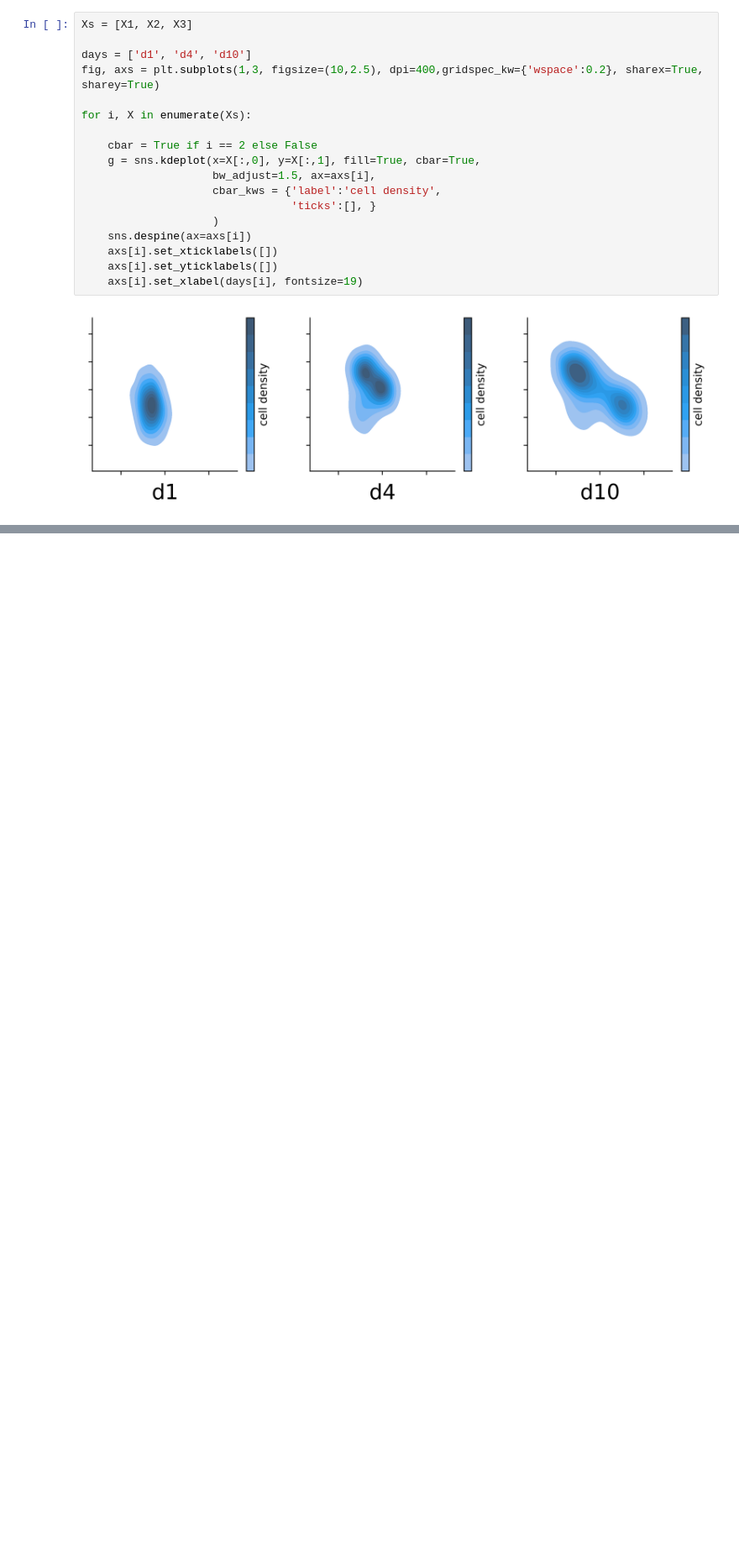
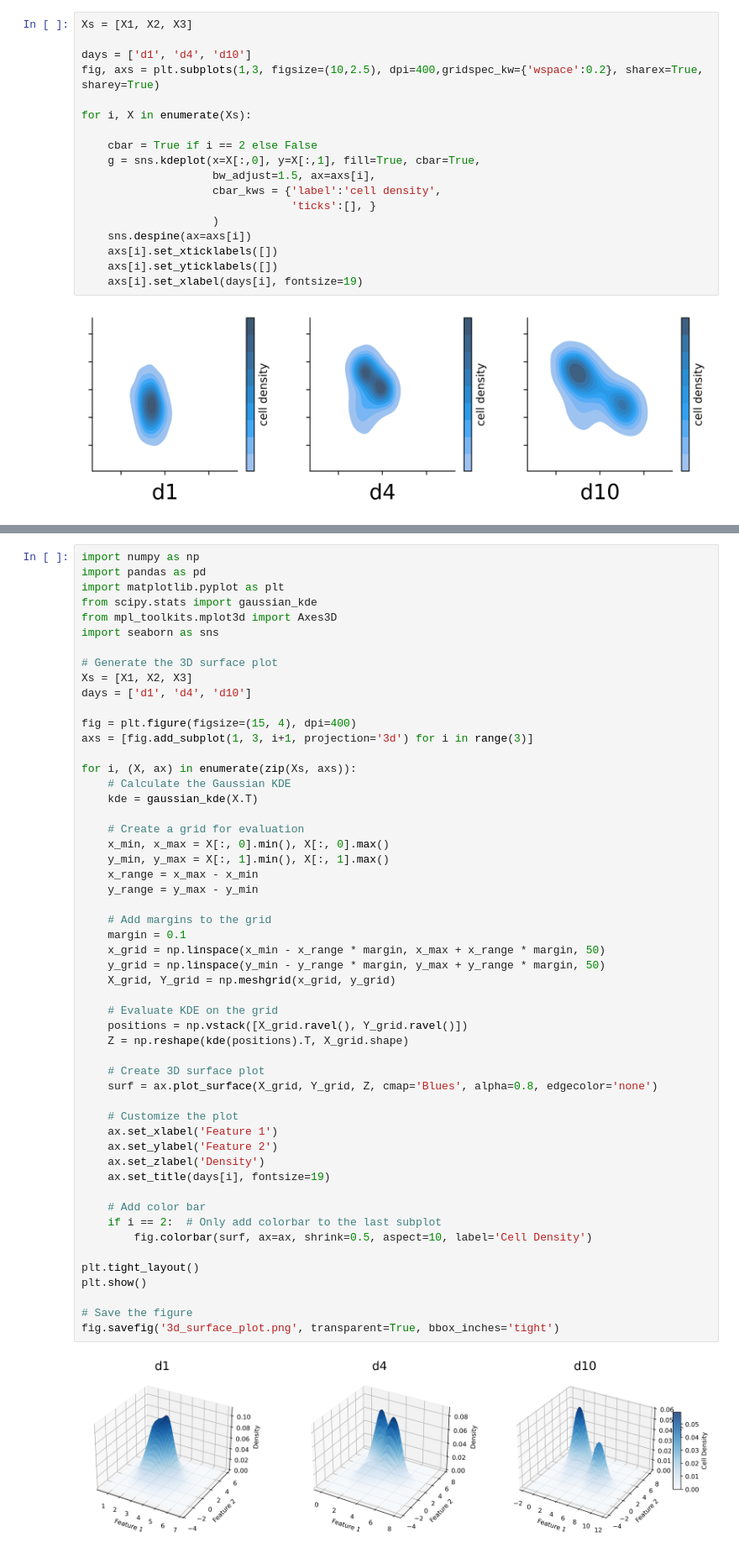
Before and after one commit to oZwZo/PINN_dynamics, a Jupyter notebook: simulate_plot/2d_density.ipynb, the cells around one changed output, grey strips where cells are left out. Shown at 84% size. Drawn from its saved outputs; the diff is of its cells as text; blank space fills up the shorter version.

```diff
--- a/simulate_plot/2d_density.ipynb
+++ b/simulate_plot/2d_density.ipynb
@@ -139,0 +162,55 @@ for i, X in enumerate(Xs):
+# %%
+import numpy as np
+import pandas as pd
+import matplotlib.pyplot as plt
+from scipy.stats import gaussian_kde
+from mpl_toolkits.mplot3d import Axes3D
+import seaborn as sns
+
+# Generate the 3D surface plot
+Xs = [X1, X2, X3]
+days = ['d1', 'd4', 'd10']
+
+fig = plt.figure(figsize=(15, 4), dpi=400)
+axs = [fig.add_subplot(1, 3, i+1, projection='3d') for i in range(3)]
+
+for i, (X, ax) in enumerate(zip(Xs, axs)):
+    # Calculate the Gaussian KDE
+    kde = gaussian_kde(X.T)
+
+    # Create a grid for evaluation
+    x_min, x_max = X[:, 0].min(), X[:, 0].max()
+    y_min, y_max = X[:, 1].min(), X[:, 1].max()
+    x_range = x_max - x_min
+    y_range = y_max - y_min
+
+    # Add margins to the grid
+    margin = 0.1
+    x_grid = np.linspace(x_min - x_range * margin, x_max + x_range * margin, 50)
+    y_grid = np.linspace(y_min - y_range * margin, y_max + y_range * margin, 50)
+    X_grid, Y_grid = np.meshgrid(x_grid, y_grid)
+
+    # Evaluate KDE on the grid
+    positions = np.vstack([X_grid.ravel(), Y_grid.ravel()])
+    Z = np.reshape(kde(positions).T, X_grid.shape)
+
+    # Create 3D surface plot
+    surf = ax.plot_surface(X_grid, Y_grid, Z, cmap='Blues', alpha=0.8, edgecolor='none')
+
+    # Customize the plot
+    ax.set_xlabel('Feature 1')
+    ax.set_ylabel('Feature 2')
+    ax.set_zlabel('Density')
+    ax.set_title(days[i], fontsize=19)
+
+    # Add color bar
+    if i == 2:  # Only add colorbar to the last subplot
+        fig.colorbar(surf, ax=ax, shrink=0.5, aspect=10, label='Cell Density')
+
+plt.tight_layout()
+plt.show()
+
+# Save the figure
+fig.savefig('3d_surface_plot.png', transparent=True, bbox_inches='tight')
+# %% [output]
+[figure, added]
```
Also changed, not shown: parts of 6 cells of this notebook, 8 other files.
